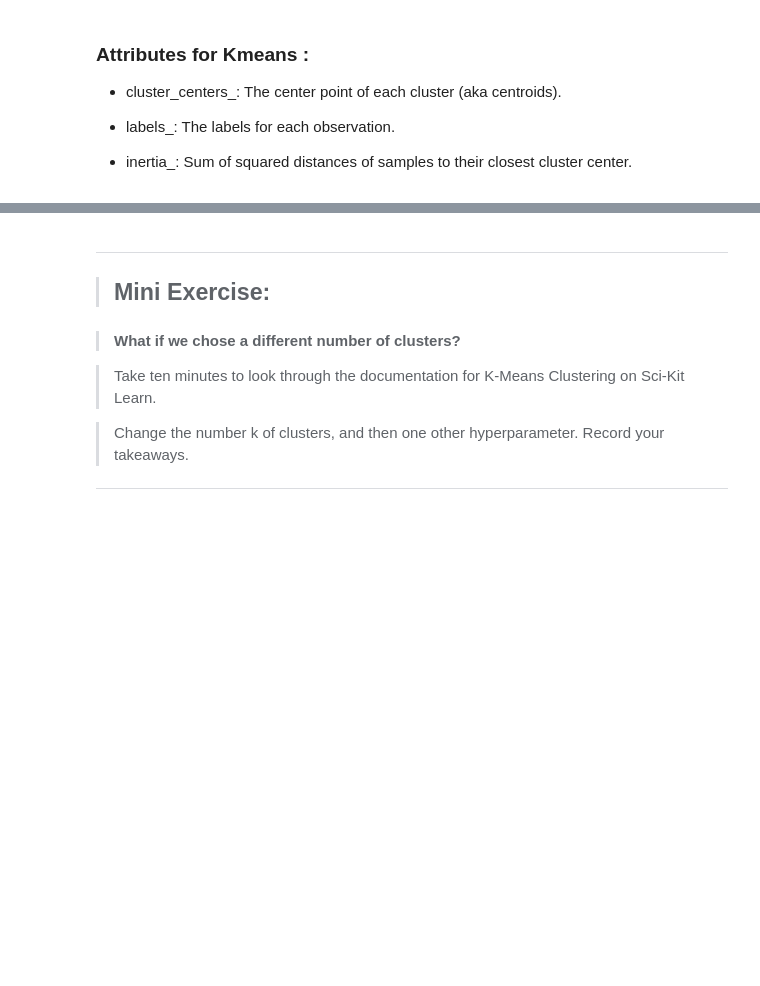
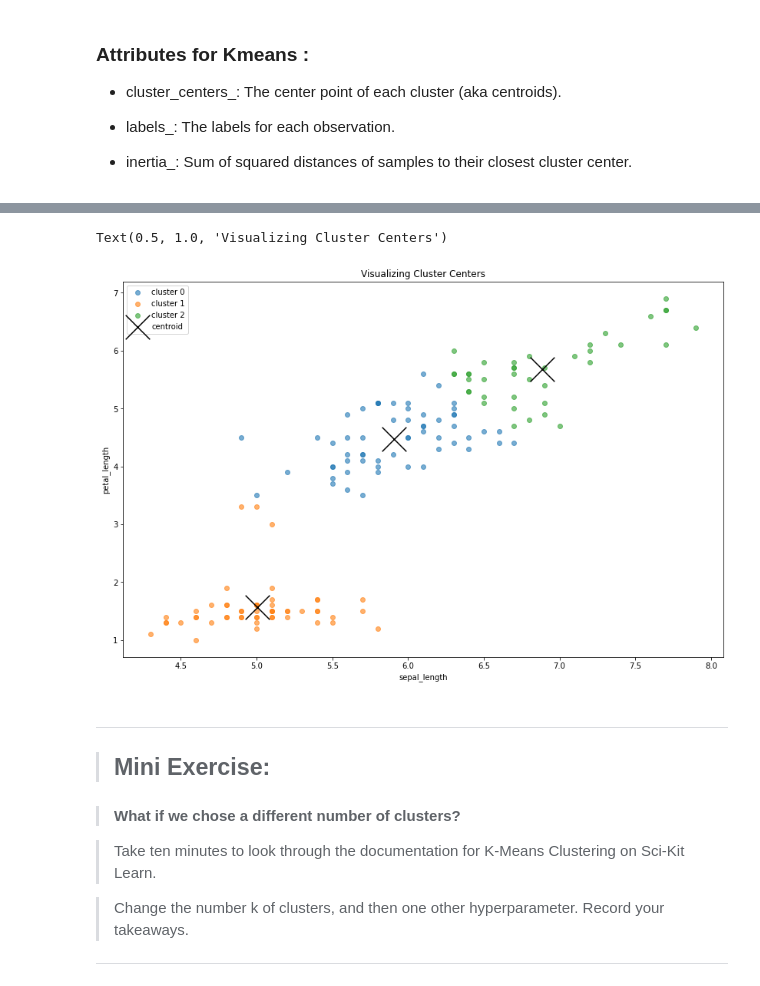
Before and after one commit to jamesallen0351/clustering-exercises, a Jupyter notebook: modeling.ipynb, the cells around one changed output, grey strips where cells are left out. Saved outputs shown, nothing was run; the diff lists cells and outputs as text; code cells hidden in the pictures; blank space fills up the shorter version.

```diff
--- a/modeling.ipynb
+++ b/modeling.ipynb
@@ -84,8 +95,11 @@ X = ####
 # %%
 # Scale the X
-
+# make our thing, fit our thing
 scaler = MinMaxScaler().fit(X)
-X_scaled = pd.DataFrame(scaler.transform(X), columns= X.columns).set_index([X.index.values])
+# use the thing
+X_scaled = pd.DataFrame(
+    scaler.transform(X),
+    columns= X.columns).set_index([X.index.values])
 # %%
 # look at the head
 X_scaled.head()
@@ -93,10 +118,10 @@ X_scaled.head()
 # sklearn implementation of KMeans
 
 #define the thing
-kmeans =
+kmeans = KMeans(n_clusters=3, random_state=1349)
 
 # fit the thing
-####
+kmeans.fit(X_scaled)
 
 # Use (predict using) the thing
-####
+kmeans.predict(X_scaled)
@@ -163,15 +255,18 @@ centroids
 # %%
 plt.figure(figsize=(14, 9))
 
 for cluster, subset in iris.groupby('cluster'):
     plt.scatter(subset.sepal_length, subset.petal_length, label='cluster ' + str(cluster), alpha=.6)
 
-# centroids.plot.scatter(y='petal_length', x='sepal_length', c='black', marker='x', s=1000, ax=plt.gca(), label='centroid')
+centroids.plot.scatter(y='petal_length', x='sepal_length', c='black', marker='x', s=1000, ax=plt.gca(), label='centroid')
 
 plt.legend()
 plt.xlabel('sepal_length')
 plt.ylabel('petal_length')
 plt.title('Visualizing Cluster Centers')
+# %% [output]
+Text(0.5, 1.0, 'Visualizing Cluster Centers')
+[figure, added]
 # %% [markdown]
 ---
 > ## Mini Exercise:
```
Also changed, not shown: parts of 24 cells of this notebook.
